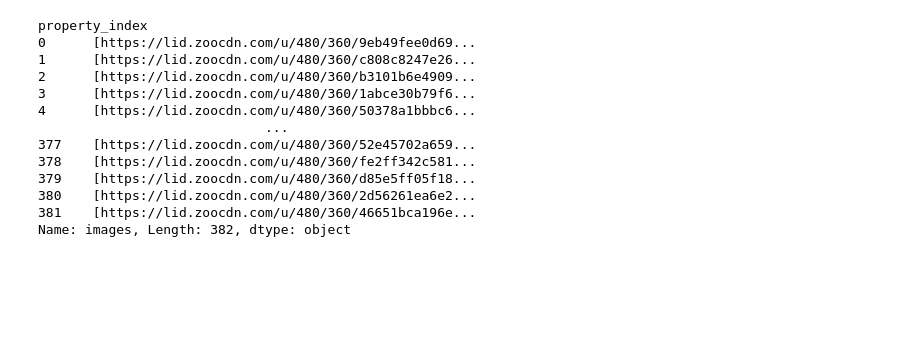
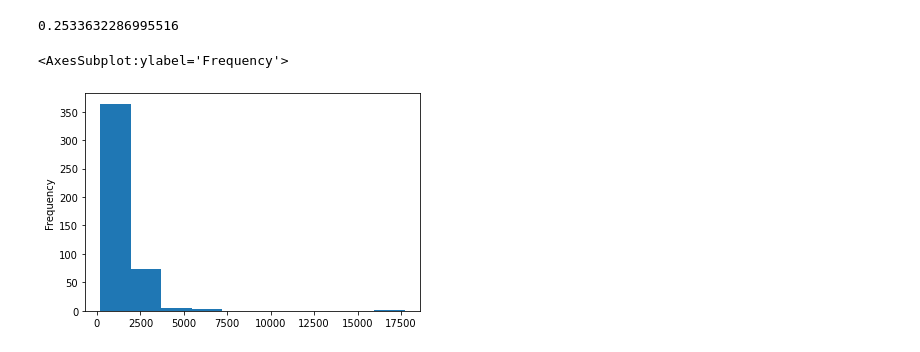
Before and after one commit to ManuelJua/zoopla_property_analysis, a Jupyter notebook: zoopla_scraper/zoopla_scraper/spiders/data_zoopla_analysis.ipynb, the cells around one changed output. Drawn from its saved outputs; the diff is of its cells as text; code cells hidden in the pictures; blank space fills up the shorter version.

Commit message:
Version with more work in Jupyter notebook and first version of geocoding with geopy

```diff
--- a/zoopla_scraper/zoopla_scraper/spiders/data_zoopla_analysis.ipynb
+++ b/zoopla_scraper/zoopla_scraper/spiders/data_zoopla_analysis.ipynb
@@ -48,16 +68,17 @@ data['images']=data['images'].str.split(',')
-# %%
-data['images']
-# %% [output]
-property_index
-0      [https://lid.zoocdn.com/u/480/360/9eb49fee0d69...
-1      [https://lid.zoocdn.com/u/480/360/c808c8247e26...
-2      [https://lid.zoocdn.com/u/480/360/b3101b6e4909...
-3      [https://lid.zoocdn.com/u/480/360/1abce30b79f6...
-4      [https://lid.zoocdn.com/u/480/360/50378a1bbbc6...
-                             ...
-377    [https://lid.zoocdn.com/u/480/360/52e45702a659...
-378    [https://lid.zoocdn.com/u/480/360/fe2ff342c581...
-379    [https://lid.zoocdn.com/u/480/360/d85e5ff05f18...
-380    [https://lid.zoocdn.com/u/480/360/2d56261ea6e2...
-381    [https://lid.zoocdn.com/u/480/360/46651bca196e...
-Name: images, Length: 382, dtype: object
+# %%
+# Data available about coordinates
+(data[['latitude','longitude']].dropna().shape)[0]/(data[['latitude','longitude']].shape)[0]
+
+# Only 25% of the properties have coordinates. Another API that produces better results
+# must be evaluated
+# %% [output]
+0.2533632286995516
+# %%
+#First histogram of rent prices
+
+data['price'].plot(kind='hist')
+
+#Most of the properties have rents below 2500pcm
+# %% [output]
+<AxesSubplot:ylabel='Frequency'>
+[figure, added]
```
Also changed, not shown: parts of 9 cells of this notebook, 3 other files.
